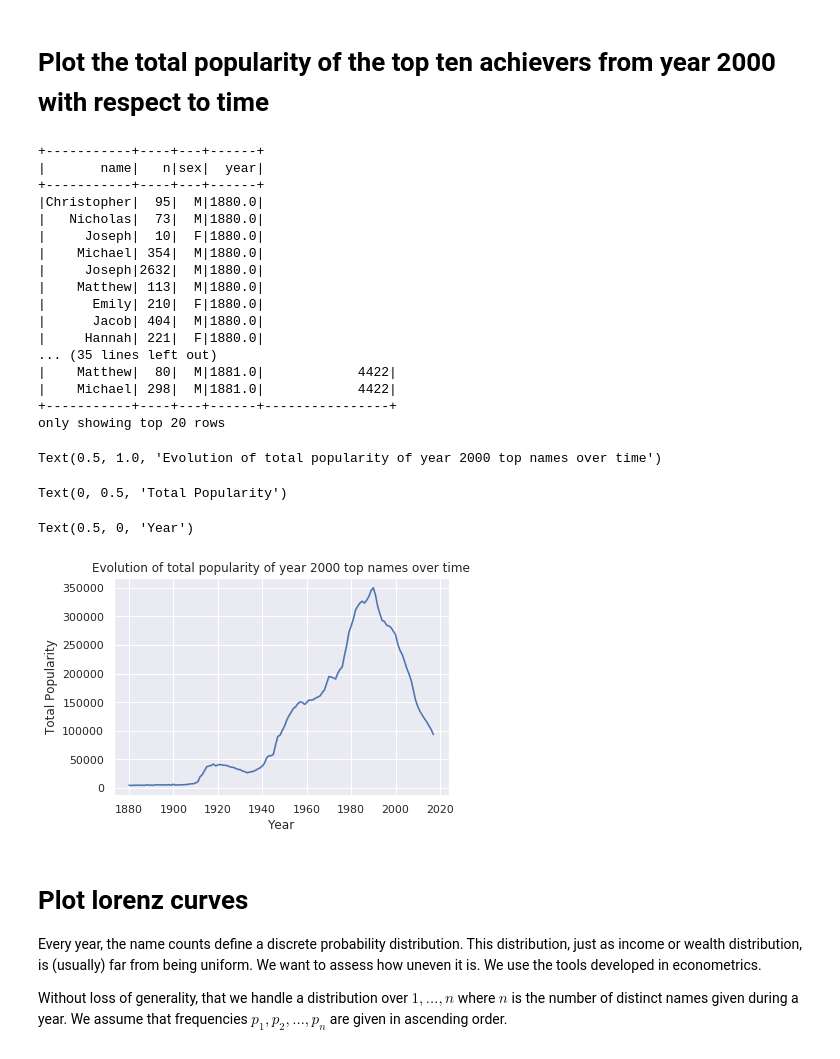
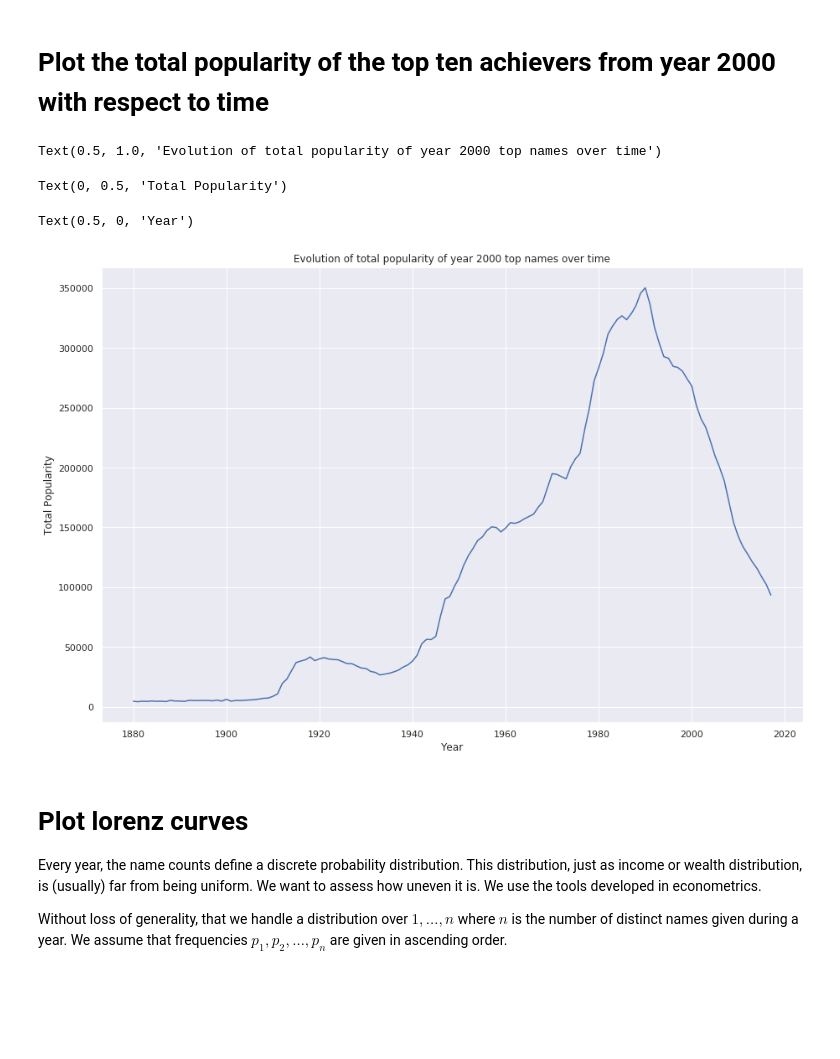
Before and after one commit to JLechuga94/BigData_1, a Jupyter notebook: homework02.ipynb, the cells around one changed output. Drawn from its saved outputs; the diff is of its cells as text; code cells hidden in the pictures; blank space fills up the shorter version.

```diff
--- a/homework02.ipynb
+++ b/homework02.ipynb
@@ -674,49 +708,22 @@ Text(0.5, 1.0, 'Joseph popularity distribution over the years')
 
 Plot the total popularity of the top ten achievers from year 2000 with respect to time
 ==================================================================================
-# %%
-top_joined.show()
-
-window3 = Window.partitionBy("year")
-total_popularity = fn.sum("n").over(window3)
-
-q9 = top_joined.withColumn("total_popularity", total_popularity).orderBy("year","sex","n","name")
-q9.show()
-# %% [output]
-+-----------+----+---+------+
-|       name|   n|sex|  year|
-+-----------+----+---+------+
-|Christopher|  95|  M|1880.0|
-|   Nicholas|  73|  M|1880.0|
-|     Joseph|  10|  F|1880.0|
-|    Michael| 354|  M|1880.0|
-|     Joseph|2632|  M|1880.0|
-|    Matthew| 113|  M|1880.0|
-|      Emily| 210|  F|1880.0|
-|      Jacob| 404|  M|1880.0|
-|     Hannah| 221|  F|1880.0|
-... (35 lines left out)
-|    Matthew|  80|  M|1881.0|            4422|
-|    Michael| 298|  M|1881.0|            4422|
-+-----------+----+---+------+----------------+
-only showing top 20 rows
 # %%
-q9p = q9.toPandas()
+q9 = top_joined.groupby("year").agg(fn.sum("n").alias("total_popularity")).toPandas()
 
+fig = plt.figure(figsize=(15, 10))
 sns.set()
-g = sns.lineplot(x = "year",
-                 y = "total_popularity",
-                 data = q9p)
+g = sns.lineplot(x = "year", y = "total_popularity", data = q9)
 
 g.set_title("Evolution of total popularity of year 2000 top names over time")
 plt.ylabel("Total Popularity")
 plt.xlabel("Year")
-plt.show(g)
+plt.show()
 # %% [output]
 Text(0.5, 1.0, 'Evolution of total popularity of year 2000 top names over time')
 Text(0, 0.5, 'Total Popularity')
 Text(0.5, 0, 'Year')
-[figure, old version]
+[figure, new version]
 # %% [markdown]
 
 
```
Also changed, not shown: parts of 18 cells of this notebook.
